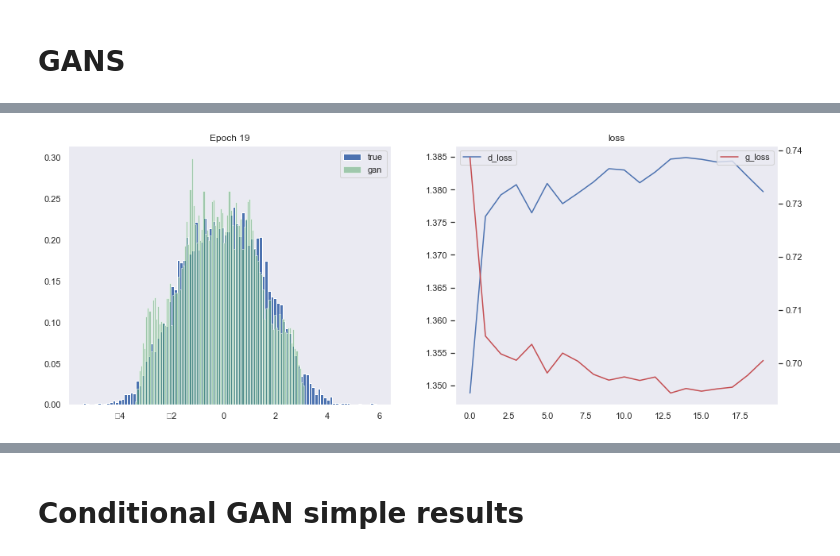
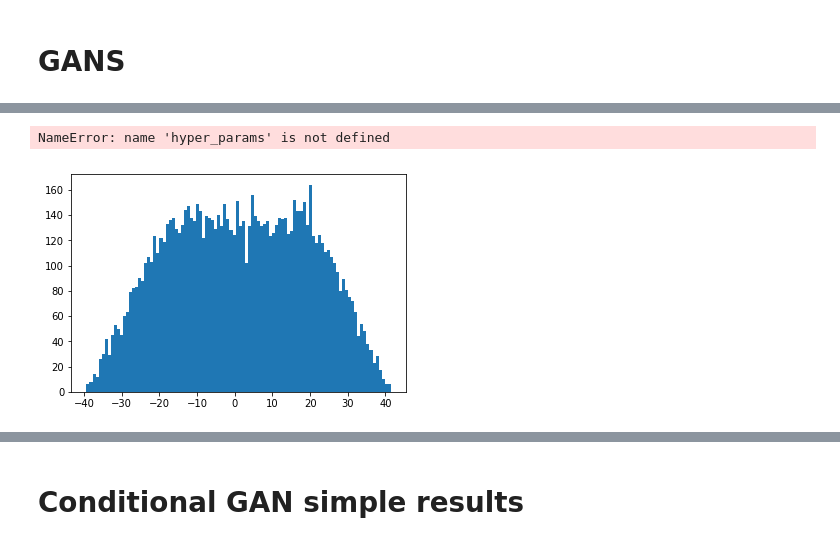
Before and after one commit to SchattenGenie/diff-surrogate, a Jupyter notebook: gan.ipynb, the cells around one changed output, grey strips where cells are left out. Cells and saved outputs as stored; diff of their text form; code cells hidden in the pictures.

```diff
--- a/gan.ipynb
+++ b/gan.ipynb
@@ -75,8 +48,12 @@ class Discriminator(nn.Module):
 # %%
-generator = Generator(NOISE_DIM, out_dim = 1).to(device)
-discriminator = Discriminator(in_dim = 1).to(device)
+generator = Generator(hyper_params['NOISE_DIM'], out_dim = 1).to(device)
 
-lr = 0.001
+if TASK == 4:
+    discriminator = WSDiscriminator(in_dim=1).to(device)
+else:
+    discriminator = Discriminator(in_dim=1).to(device)
 
-g_optimizer = optim.Adam(generator.parameters(),     lr=lr, betas=(0.5, 0.999))
-d_optimizer = optim.Adam(discriminator.parameters(), lr=lr, betas=(0.5, 0.999))
+g_optimizer = optim.Adam(generator.parameters(),     lr=hyper_params['learning_rate'], betas=(0.5, 0.999))
+d_optimizer = optim.Adam(discriminator.parameters(), lr=hyper_params['learning_rate'], betas=(0.5, 0.999))
+# %% [output]
+NameError: name 'hyper_params' is not defined
@@ -129,8 +59,0 @@ def iterate_minibatches(X, batchsize, y=None):
-# %%
-def generate_data(n_samples, mu_range=(-5, 5)):
-    mus = ((mu_range[0] - mu_range[1]) * (torch.rand(n_samples)) + mu_range[1]).to(device)
-    with pyro.condition(data={"mu": mus}):
-        data = y_sample().detach().to(device)
-    return data.reshape(-1,1), mus.reshape(-1,1)
-
-data, mus = generate_data(10000, mu_range=(-5, 5))
@@ -136,0 +65,4 @@ data, mus = generate_data(10000, mu_range=(-5, 5))
+# %%
+plt.hist(data.cpu().numpy(), bins=100);
+# %% [output]
+[figure, added]
@@ -219,6 +210,2 @@ def run_training():
     except KeyboardInterrupt:
         pass
-# %%
-run_training()
-# %% [output]
-[figure, removed]
```
Also changed, not shown: parts of 44 cells of this notebook, 7 other files.
